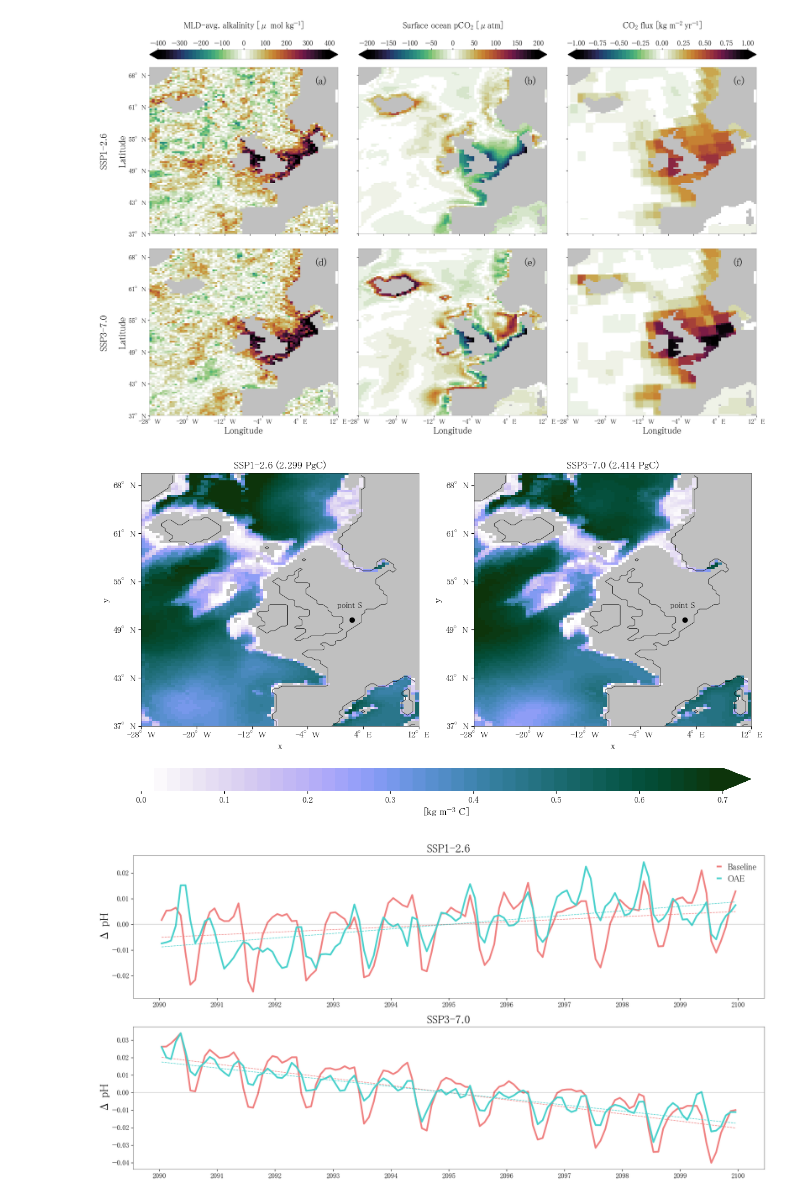
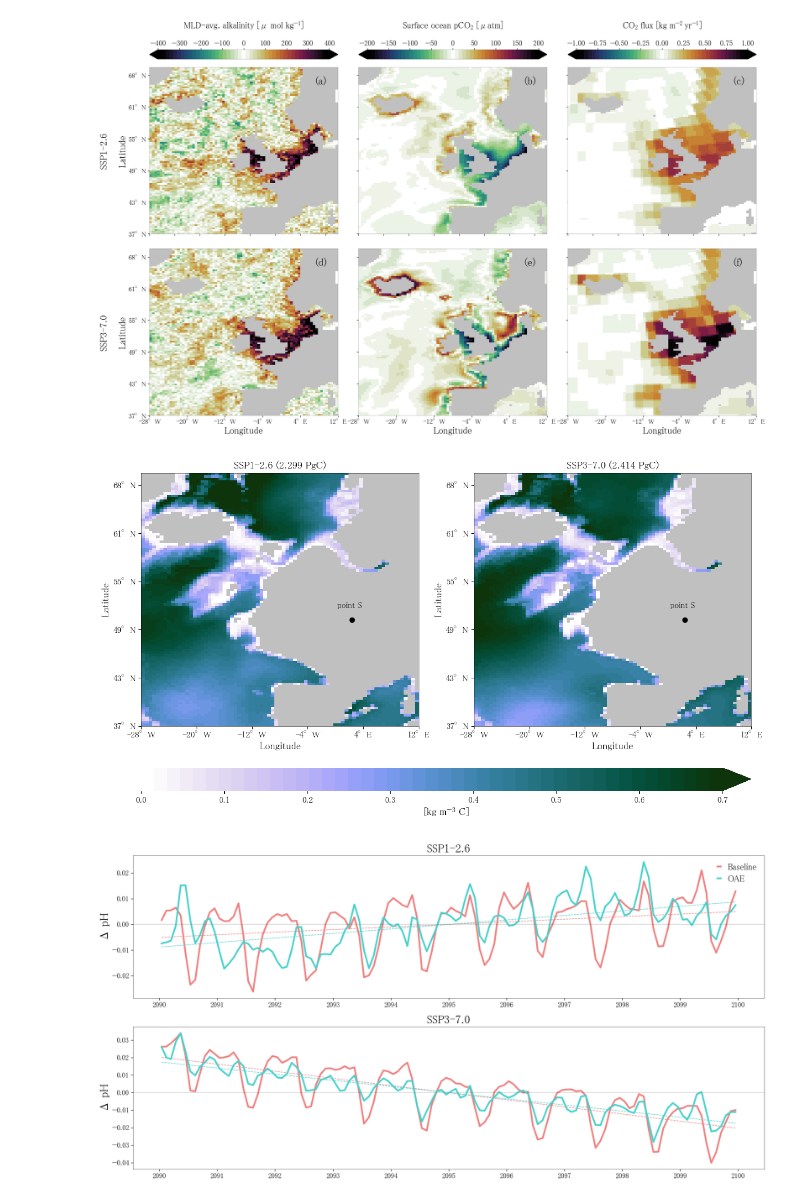
Before and after one commit to chiaraciscato/2026_ciscato_oae_seasonality, a Jupyter notebook: scripts/duplicate.ipynb, the cells around one changed output. Drawn from its saved outputs; the diff is of its cells as text; code cells hidden in the pictures.

Commit message:
change DIC integral plot to permanent thermocline (200m) depth threshold-last

```diff
--- a/scripts/duplicate.ipynb
+++ b/scripts/duplicate.ipynb
@@ -415,38 +415,38 @@ for ax in axes:
     ax.set_xticks([0,15,30,45,60,75])
 
     ax.set_yticklabels(lat_label, fontsize=s)
     ax.set_xticklabels(lon_label, fontsize=s)
 
     ax.set_xlabel('Longitude', fontsize=m)
     ax.set_ylabel('Latitude', fontsize=m)
 
-for ax in [ax1,ax2]:
     ax.tick_params(axis='both', which='major', labelsize=s)
     ax.text(53, 49,'point S', fontsize=s, color='black')
     ax.plot(57, 44, marker = 'o', color='black')
-    slice_0.plot.contour(ax=ax, levels=1, linewidths=.5, colors='black')
+
+    # slice_0.plot.contour(ax=ax, levels=1, linewidths=.5, colors='black')
 
 for location in ['left', 'bottom', 'right', 'top']:
     for ax in axes:
         ax.spines[location].set_linewidth(0.4)
 
-cbar = fig.colorbar(im, ax=[ax1,ax2], aspect=25, pad=0.12, location='bottom', extend='min')
+cbar = fig.colorbar(im, ax=[ax1,ax2], aspect=25, pad=0.12, location='bottom', extend='max')
 cbar.set_label(r'[kg $\mathregular{m^{-3}}$ C]', fontsize=m)
 cbar.ax.set_frame_on(False)
 
 ax1.set_title(f"SSP1-2.6 ({round(ssp126_pt['DIC'].item(), 3)} PgC)", fontsize=m)
 ax2.set_title(f"SSP3-7.0 ({round(ssp370_pt['DIC'].item(), 3)} PgC)", fontsize=m)
 
 # fig.suptitle('DIC integral below the mixed layer in SSP1-2.6 (left) and SSP3-7.0 (right)', fontsize=m)
 
 for t in cbar.ax.get_xticklabels():
      t.set_fontsize(s)
 
 pass
 
-# plt.savefig('/Users/chiaraciscato/Desktop/GEOMAR/2024_ciscato_oae_seasonality/out/DICintegral.png', transparent=True)
+plt.savefig('/Users/chiaraciscato/Desktop/GEOMAR/2024_ciscato_oae_seasonality/out/DICintegral.png', transparent=True)
 # %% [output]
-[figure, old version]
+[figure, new version]
 # %%
 var = 'ph'
 
```
Also changed, not shown: 1 other file.
